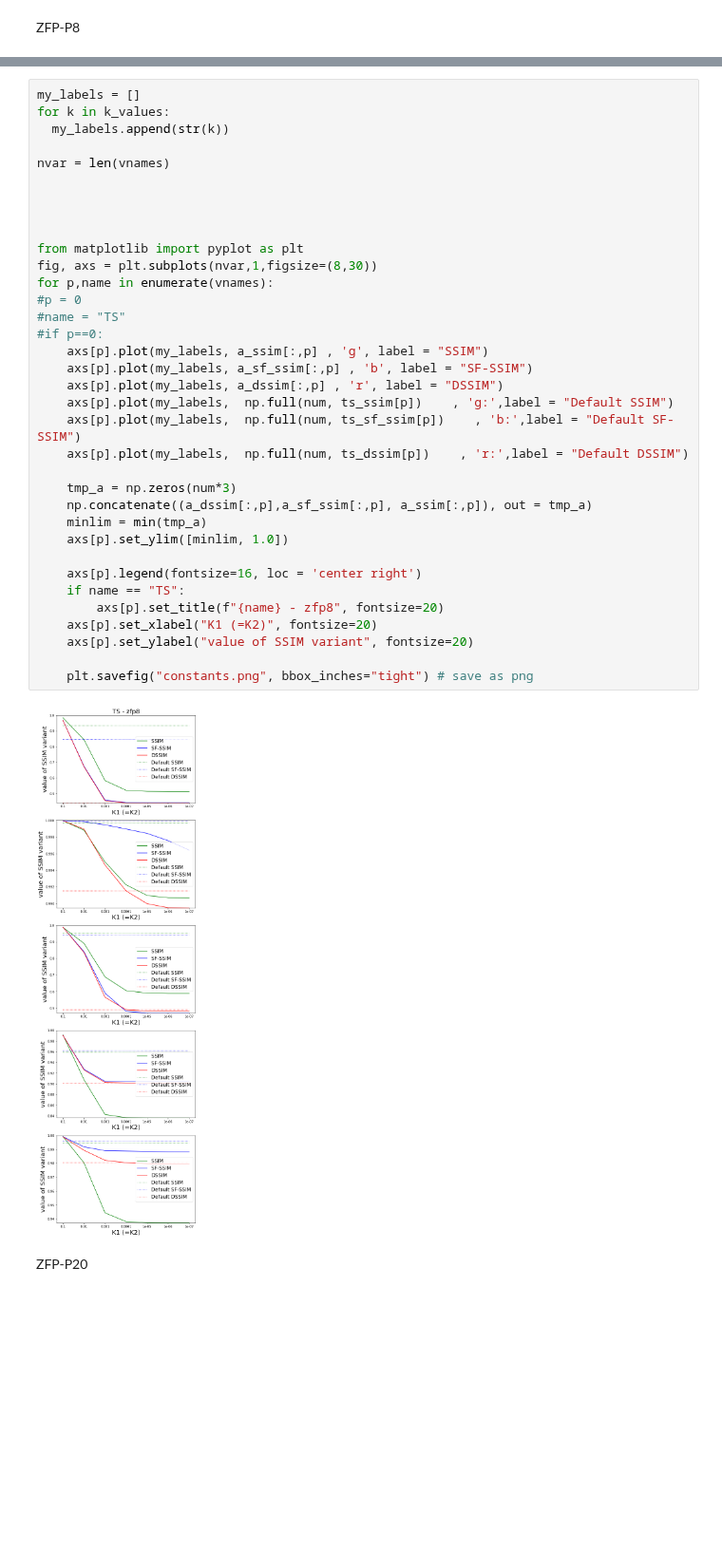
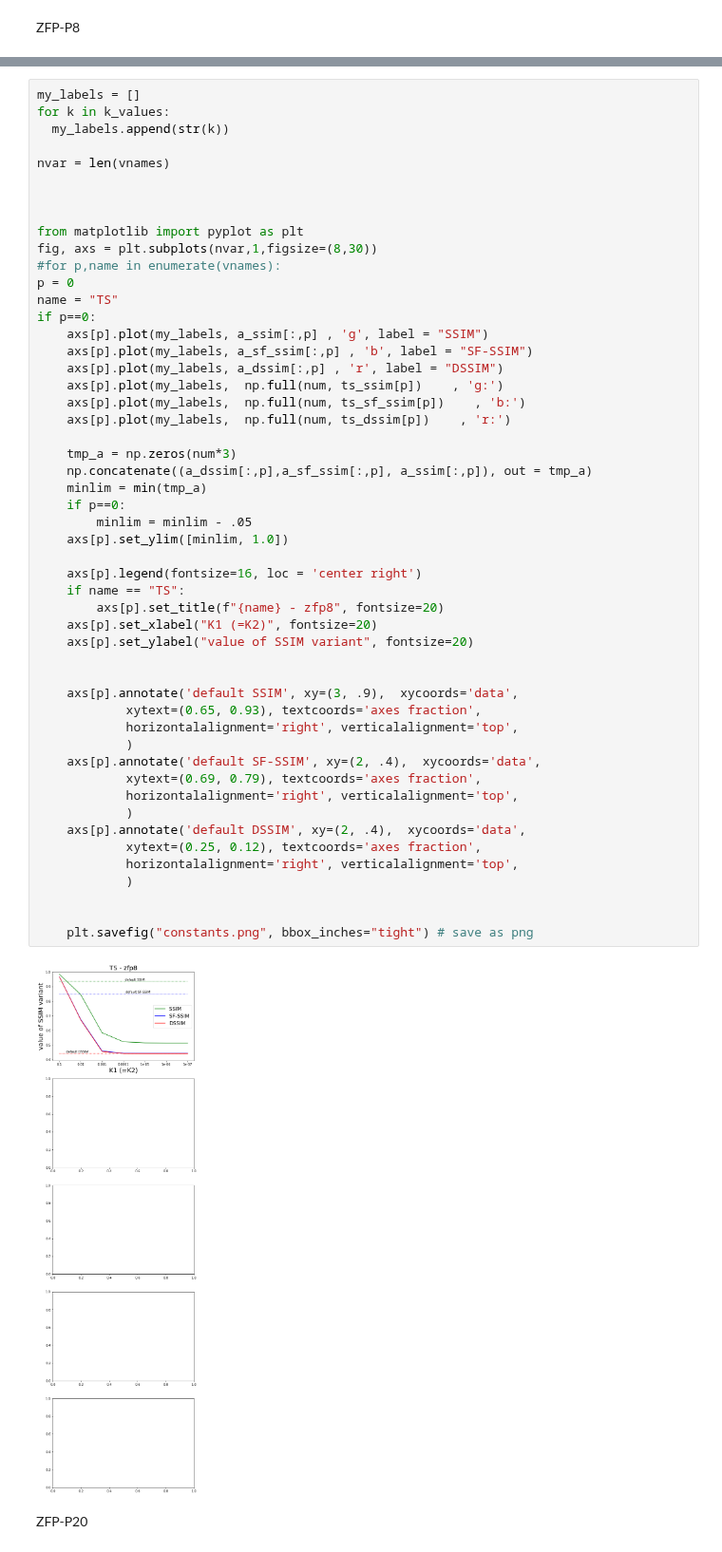
Before and after one commit to pinarda/lcr, a Jupyter notebook: notebooks/allison/more_dssim_constants.ipynb, the cells around one changed output, grey strips where cells are left out. Shown at 95% size. Cells and saved outputs as stored; diff of their text form; blank space fills up the shorter version.

```diff
--- a/notebooks/allison/more_dssim_constants.ipynb
+++ b/notebooks/allison/more_dssim_constants.ipynb
@@ -322,40 +322,56 @@ k2 =  1e-07
 # %%
 my_labels = []
 for k in k_values:
   my_labels.append(str(k))
 
 nvar = len(vnames)
 
 
 
-
 from matplotlib import pyplot as plt
 fig, axs = plt.subplots(nvar,1,figsize=(8,30))
-for p,name in enumerate(vnames):
-#p = 0
-#name = "TS"
-#if p==0:
+#for p,name in enumerate(vnames):
+p = 0
+name = "TS"
+if p==0:
     axs[p].plot(my_labels, a_ssim[:,p] , 'g', label = "SSIM")
     axs[p].plot(my_labels, a_sf_ssim[:,p] , 'b', label = "SF-SSIM")
     axs[p].plot(my_labels, a_dssim[:,p] , 'r', label = "DSSIM")
-    axs[p].plot(my_labels,  np.full(num, ts_ssim[p])    , 'g:',label = "Default SSIM")
-    axs[p].plot(my_labels,  np.full(num, ts_sf_ssim[p])    , 'b:',label = "Default SF-SSIM")
-    axs[p].plot(my_labels,  np.full(num, ts_dssim[p])    , 'r:',label = "Default DSSIM")
+    axs[p].plot(my_labels,  np.full(num, ts_ssim[p])    , 'g:')
+    axs[p].plot(my_labels,  np.full(num, ts_sf_ssim[p])    , 'b:')
+    axs[p].plot(my_labels,  np.full(num, ts_dssim[p])    , 'r:')
 
     tmp_a = np.zeros(num*3)
     np.concatenate((a_dssim[:,p],a_sf_ssim[:,p], a_ssim[:,p]), out = tmp_a)
     minlim = min(tmp_a)
+    if p==0:
+        minlim = minlim - .05
     axs[p].set_ylim([minlim, 1.0])
 
     axs[p].legend(fontsize=16, loc = 'center right')
     if name == "TS":
         axs[p].set_title(f"{name} - zfp8", fontsize=20)
     axs[p].set_xlabel("K1 (=K2)", fontsize=20)
     axs[p].set_ylabel("value of SSIM variant", fontsize=20)
 
+
+    axs[p].annotate('default SSIM', xy=(3, .9),  xycoords='data',
+            xytext=(0.65, 0.93), textcoords='axes fraction',
+            horizontalalignment='right', verticalalignment='top',
+            )
+    axs[p].annotate('default SF-SSIM', xy=(2, .4),  xycoords='data',
+            xytext=(0.69, 0.79), textcoords='axes fraction',
+            horizontalalignment='right', verticalalignment='top',
+            )
+    axs[p].annotate('default DSSIM', xy=(2, .4),  xycoords='data',
+            xytext=(0.25, 0.12), textcoords='axes fraction',
+            horizontalalignment='right', verticalalignment='top',
+            )
+
+
     plt.savefig("constants.png", bbox_inches="tight") # save as png
 # %% [output]
-[figure, old version]
+[figure, new version]
 # %% [markdown]
 ZFP-P20
 # %%
```
Also changed, not shown: 1 other file.
